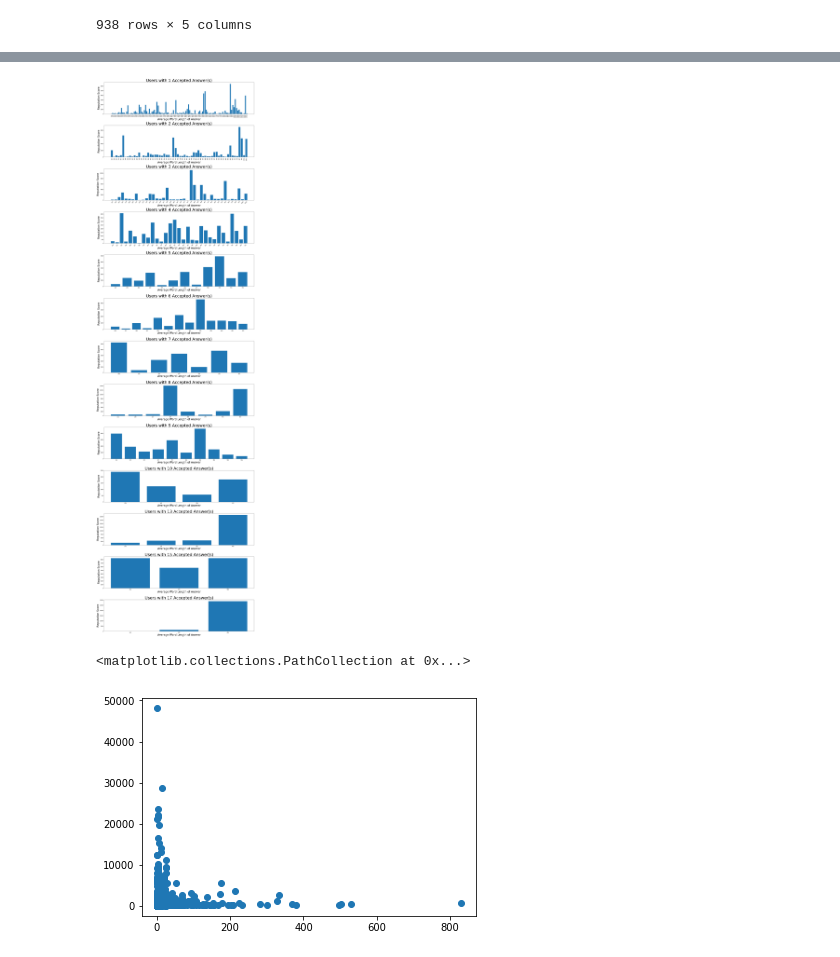
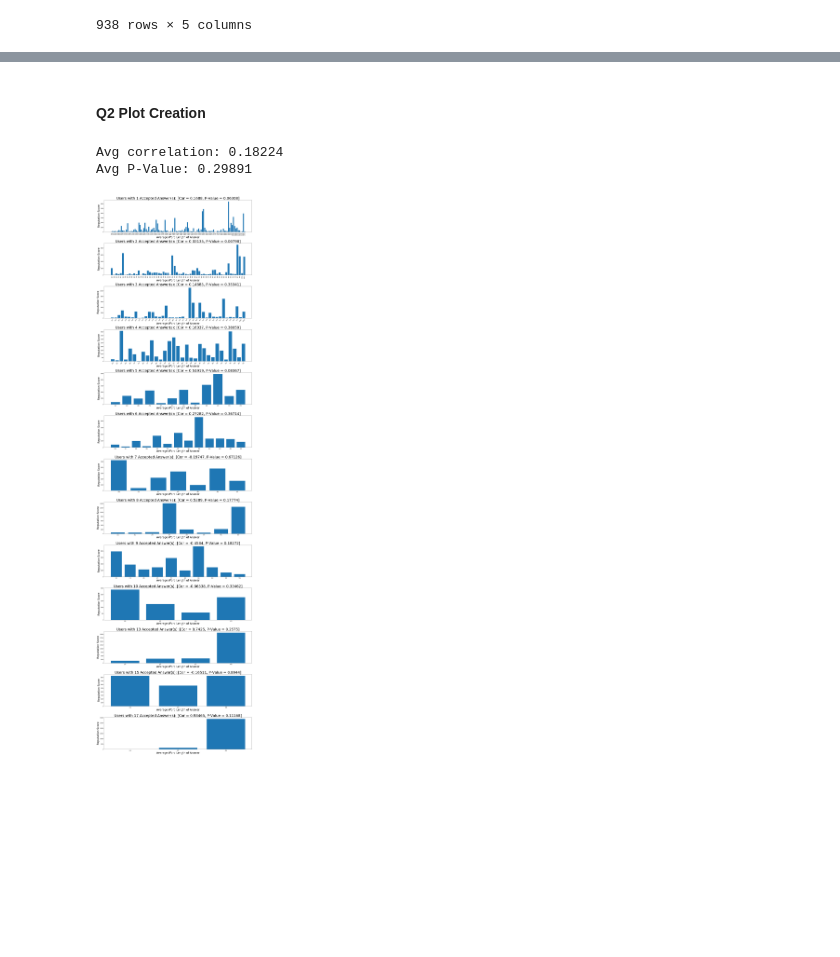
Before and after one commit to VVeiLiao/StackExchange_Analysis_Project, a Jupyter notebook: project/Siu_Liao_CSE160_Final.ipynb, the cells around one changed output, grey strips where cells are left out. Drawn from its saved outputs; the diff is of its cells as text; code cells hidden in the pictures; blank space fills up the shorter version.

```diff
--- a/project/Siu_Liao_CSE160_Final.ipynb
+++ b/project/Siu_Liao_CSE160_Final.ipynb
@@ -11,7 +44,8 @@ True
 # %%
 #-------------------------------------------------------------------------------
-# Name:        module1
-# Purpose:
+# Name:        StackExchange Interpersonal Skills Analysis
+# Purpose:     Understand the questions that users post on the website and what
+#              contributes to high and low reputation scores.
 #
 # Author:      Chianson Siu, Wei Liao
 #
@@ -111,7 +145,8 @@ def top10Words(wordDict):
                            "could", "need", "might", "me?", "i'm",
                            "even", "also", "way", "things", "tell",
                            "think", "feel", "say", "-", "like",
-                           "need", "best", "talk", "deal"}
+                           "need", "best", "talk", "deal", "asking",
+                           "handle", "talking", "nan", "good", "go"}
 
     # Add in additional words not contained in the NLK library
     exclude = exclude.union(additionalStopWords)
@@ -134,7 +169,7 @@ def top10Words(wordDict):
 
         # Append words that are not in the exclude list
         if sorted_words[i][0] not in exclude:
-            result.append(sorted_words[i][0])
+            result.append(sorted_words[i])
     return result
 
 
@@ -252,6 +292,12 @@ def q1(posts_df):
 def q2(posts_df, users_df):
     '''
     Performs tasks necessary to solve research question 2
+
+    @param posts_df is a DataFrame of post data
+    @param users_df is a DataFrame of user data
+
+    @returns a Pandas DataFrame with "UserID", "Reputation", "AnswerCount", and
+             "AverageBodyLength"
     '''
     q2_df = pd.DataFrame(columns=("UserID", "Reputation", "AnswerCount",
         "AverageBodyLength"))
@@ -428,3 +487,5 @@ if __name__ == "__main__":
+# %% [markdown]
+#### Q2 Plot Creation
 # %%
 # get all variations of answer counts
 # this represents number of questions answered
@@ -435,6 +496,10 @@ allAnswerCounts = set(q2_result_df["AnswerCount"])
 # each bar chart will have many categories
 height = 5
 fig = plt.figure(figsize = (8.5, height))
+
+pearsonResult = dict()
+pearsonResult["correlation"] = list()
+pearsonResult["p-value"] = list()
 
 # counter for position the graph
 index = 1
@@ -464,33 +529,48 @@ for answerCount in allAnswerCounts:
 
         # increase figure height to accomodate new graph
         fig.set_size_inches(20, height)
 
         # add new blank subplot to the figure
         #13 x 1 because there are 13 plots
         ax = fig.add_subplot(13, 1, index)
 
         # add axes (the bars) to the subplot
         ax.bar(xAxis, values)
 
+        # calculate pearson
+        pearsScore = pearsonr(eachAnswerCount['AverageBodyLength'].values, values)
+
+        # update dictionary
+        pearsonResult.get("correlation").append(pearsScore[0])
+        pearsonResult.get("p-value").append(pearsScore[1])
+
         # get x axis labels
         xTicks = ax.get_xticklabels()
 
 
         # rotate the x-axis tick values
         for tick in xTicks:
             if(len(xTicks) > 40):
                 tick.set_rotation(90)
             elif(len(xTicks) > 15):
                 tick.set_rotation(45)
         ax.set_xlabel("Average Word Length of Answer", fontsize = 24)
         ax.set_ylabel("Reputation Score", fontsize = 24)
-        ax.set_title("Users with " + str(answerCount) + " Accepted Answer(s)", fontsize = 36)
-
+        ax.set_title("Users with " + str(answerCount) + " Accepted Answer(s): [Cor = "
+                     + str(round(pearsScore[0], 5))
+                     + ", P-Value = "
+                     + str(round(pearsScore[1], 5)) + "]",
+                     fontsize = 32)
 
         index += 1 #increment position for next graph
 
 fig.tight_layout()
 fig.savefig("figures/q2_bar_charts.png")
 fig.savefig("figures/q2_bar_charts_.pdf")
+
+print("Avg correlation:", round(sum(pearsonResult["correlation"]) / len(pearsonResult["correlation"]), 5))
+print("Avg P-Value:", round(sum(pearsonResult["p-value"]) / len(pearsonResult["p-value"]), 5))
 # %% [output]
+Avg correlation: 0.18224
+Avg P-Value: 0.29891
-[figure, old version]
+[figure, new version]
@@ -499,13 +576,0 @@ q3_result_df
-# %%
-less200Ratio = q3_result_df["RatioUpToDown"] <= 200
-less200Table = q3_result_df[less200Ratio]
-
-fig2 = plt.figure()
-
-scatterXall = q3_result_df["RatioUpToDown"].values
-scatterYall = q3_result_df["Reputation"].values
-
-plt.scatter(scatterXall, scatterYall)
-# %% [output]
-<matplotlib.collections.PathCollection at 0x...>
-[figure, removed]
```
Also changed, not shown: parts of 28 cells of this notebook, 7 other files.
